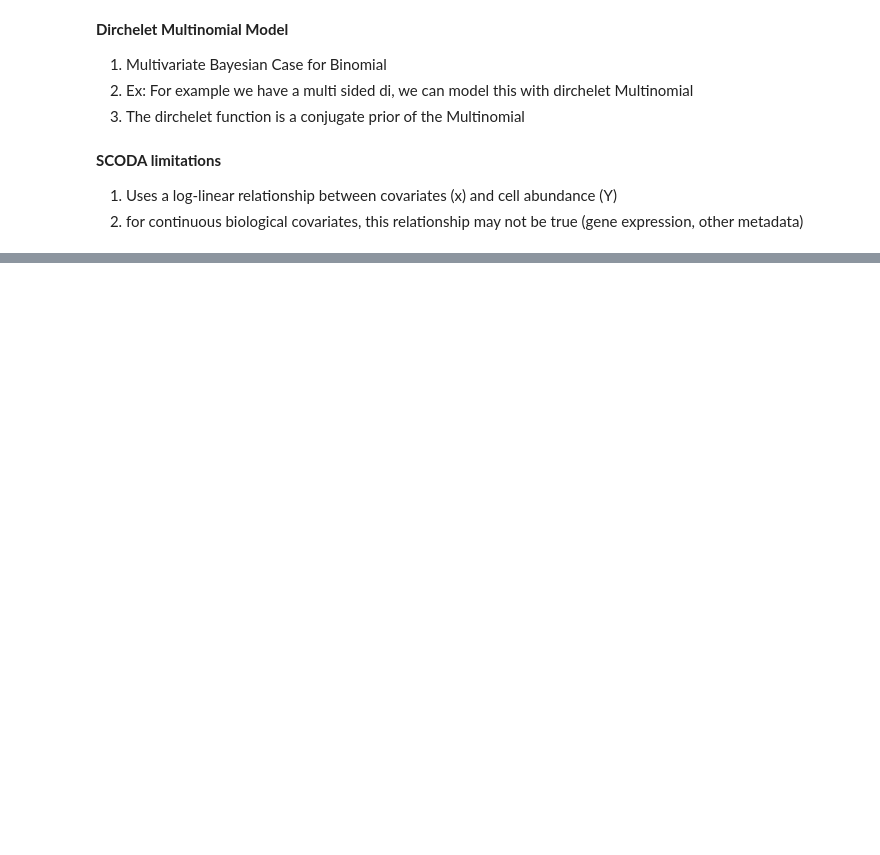
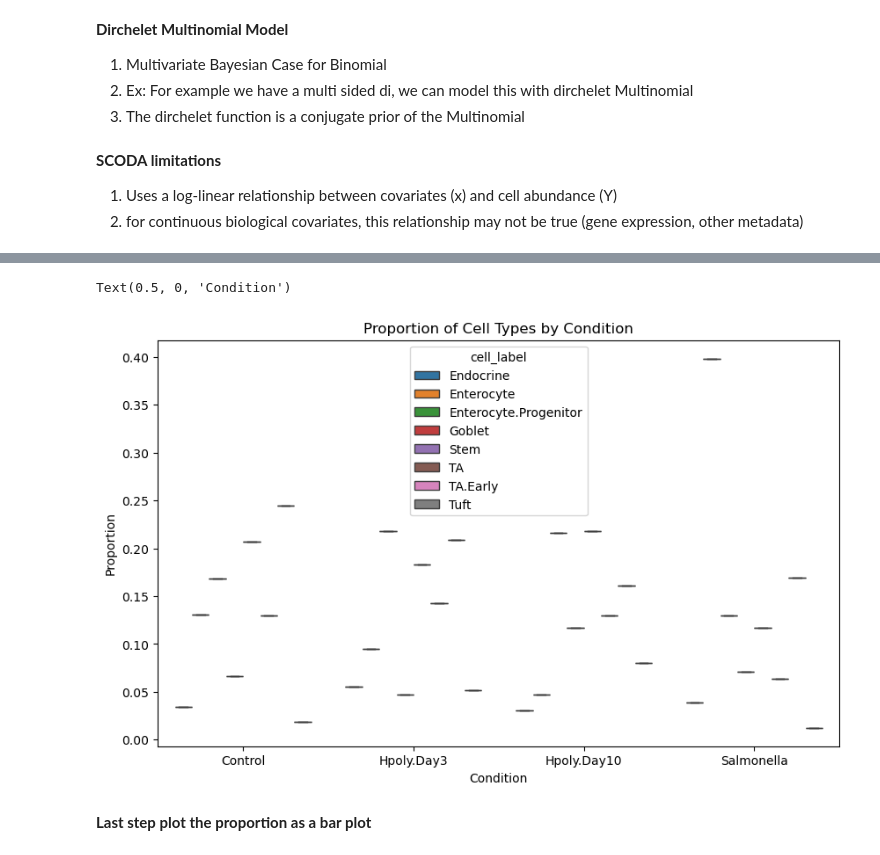
Before and after one commit to alexjimenez99/sc-RNAseq-embryos, a Jupyter notebook: cell_composition.ipynb, the cells around one changed output, grey strips where cells are left out. Drawn from its saved outputs; the diff is of its cells as text; code cells hidden in the pictures; blank space fills up the shorter version.

Commit message:
Adding boxplot code for cell composition workflow

```diff
--- a/cell_composition.ipynb
+++ b/cell_composition.ipynb
@@ -44,0 +171,22 @@ NameError: name 'pt' is not defined
+# %%
+# Calculate proportions of each cell type within each condition
+
+cell_label          = 'cell_label'
+condition_label     = 'condition'
+proportions         = adata.obs.groupby([condition_label, cell_label]).size().groupby(level=0).apply(lambda x: x / float(x.sum()))
+proportions         = proportions.droplevel(level = 1).reset_index()
+proportions.columns = [condition_label, cell_label, 'proportion']
+
+# Plotting the boxplot
+plt.figure(figsize=(10, 6))
+sns.boxplot(x=condition_label, y='proportion', hue=cell_label, data=proportions)
+
+# # Adding labels and title
+plt.title('Proportion of Cell Types by Condition')
+plt.ylabel('Proportion')
+plt.xlabel('Condition')
+
+# plt.show()
+# %% [output]
+Text(0.5, 0, 'Condition')
+[figure, added]
@@ -44,0 +198,2 @@ NameError: name 'pt' is not defined
+# %% [markdown]
+**Last step plot the proportion as a bar plot**
```
Also changed, not shown: parts of 19 cells of this notebook.
